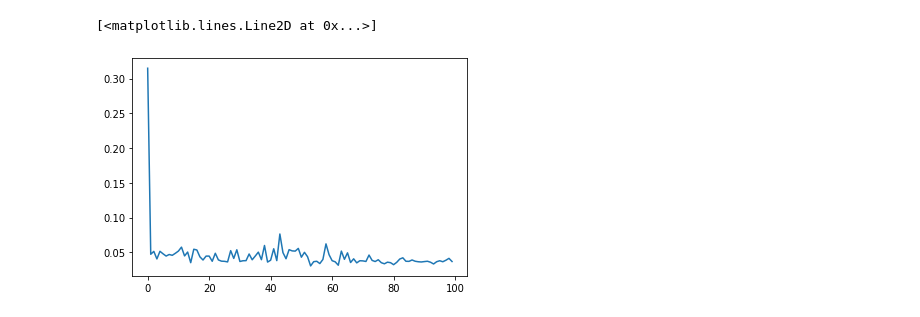
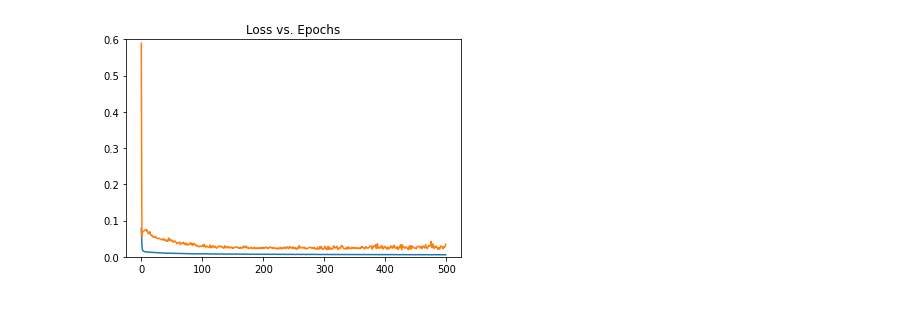
Before and after one commit to Inerix/gnn_covid19_spread, a Jupyter notebook: train_model.ipynb, the cells around one changed output. Saved outputs shown, nothing was run; the diff lists cells and outputs as text; code cells hidden in the pictures.

```diff
--- a/train_model.ipynb
+++ b/train_model.ipynb
@@ -34,7 +61,7 @@ gcn_reduce = fn.sum(msg='m', out='h')
 # %%
-class GCNLayer(nn.Module):
+class GCNLinear(nn.Module):
   def __init__(self, in_feats, out_feats):
-    super(GCNLayer, self).__init__()
+    super(GCNLinear, self).__init__()
     self.linear = nn.Linear(in_feats, out_feats)
 
   def forward(self, g, feature):
@@ -47,13 +74,25 @@ class GCNLayer(nn.Module):
 class Net(nn.Module):
   def __init__(self):
     super(Net, self).__init__()
-    self.layer1 = GCNLayer(20, 15)
-    self.layer2 = GCNLayer(15, 10)
-    self.layer3 = GCNLayer(10, 2)
+
+    self.layer1 = GCNLSTM(2, 10)
+    self.dropout1 = nn.Dropout(0.3)
+    # self.layer2 = GCNLSTM(10, 10)
+    # self.dropout2 = nn.Dropout(0.3)
+    self.layer2 = GCNLinear(100, 50)
+    # self.dropout2 = nn.Dropout(0.3)
+    self.layer3 = GCNLinear(50, 2)
+    # self.dropout3 = nn.Dropout(0.3)
+    # self.layer4 = GCNLinear(25, 2)
 
   def forward(self, g, features):
-    x = F.relu(self.layer1(g, features))
+    batch_size, seq_len, n_feats = features.size()
+
+    x = self.layer1(g, features)
+    # x = F.relu(self.layer2(g, x))
+    x = x.contiguous().view(batch_size, -1) # flatten
     x = F.relu(self.layer2(g, x))
+    # x = F.relu(self.layer3(g, x))
     x = F.sigmoid(self.layer3(g, x))
     return x
 # %%
@@ -102,7 +132,7 @@ for file in os.listdir('model_ready_data'):
     test_files.append(file)
 # %%
 optimizer = th.optim.Adam(net.parameters(), lr=1e-3)
-n_epochs = 100
+n_epochs = 500
 train_loss = []
 test_loss = []
 for epoch in range(n_epochs):
@@ -129,6 +159,6 @@ for epoch in range(n_epochs):
   train_loss.append(np.mean(train_loss_epoch))
   test_loss.append(np.mean(test_loss_epoch))
 
-  if epoch % 10 == 0:
+  if epoch % 50 == 0:
     print(f'Epoch: {epoch}, Train Loss: {train_loss[epoch]}, Test Loss: {test_loss[epoch]}')
 # %% [output]
@@ -144,0 +175,8 @@ Epoch: 90, Train Loss: 0.009128690308160811, Test Loss: 0.0390078853815794
+# %%
+plt.plot(train_loss)
+plt.plot(test_loss)
+plt.title('Loss vs. Epochs')
+plt.ylim((0,0.6))
+plt.show()
+# %% [output]
+[figure, added]
@@ -147,5 +201,0 @@ g, features, targets = load_data('2020-05-08.pkl')
-# %%
-plt.plot(test_loss)
-# %% [output]
-[<matplotlib.lines.Line2D at 0x...>]
-[figure, removed]
```
Also changed, not shown: parts of 13 cells of this notebook.
